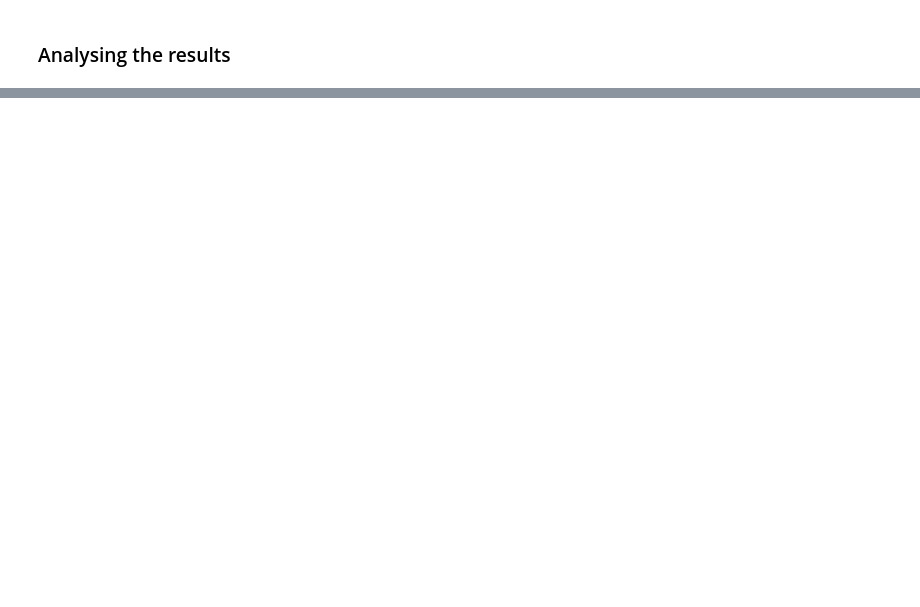
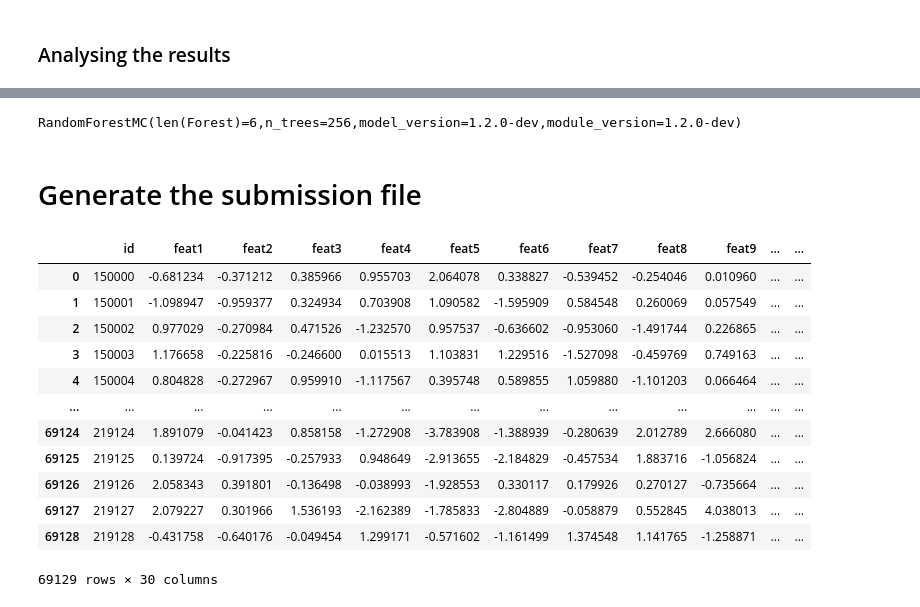
Before and after one commit to ysraell/random-forest-mc-utils, a Jupyter notebook: credit-card-fraud-prediction/tunning.ipynb, the cells around one changed output, grey strips where cells are left out. Cells and saved outputs as stored; diff of their text form; code cells hidden in the pictures; blank space fills up the shorter version.

```diff
--- a/credit-card-fraud-prediction/tunning.ipynb
+++ b/credit-card-fraud-prediction/tunning.ipynb
@@ -1239,0 +1312,25 @@ df_trees.sort_values(by='Miss Rate').head(10)
+# %%
+cls
+# %% [output]
+RandomForestMC(len(Forest)=6,n_trees=256,model_version=1.2.0-dev,module_version=1.2.0-dev)
+# %% [markdown]
+# Generate the submission file
+# %%
+df_test = pd.read_csv(f'{dataset_path}/test.csv')
+df_test = df_test.drop(columns='Time')
+df_test['Transaction_Amount'] = (df_test['Transaction_Amount'] * 100).astype(np.uint32)
+df_test
+# %% [output]
+|  | id | feat1 | feat2 | feat3 | feat4 | feat5 | feat6 | feat7 | feat8 | feat9 | ... | ... |
+| 0 | 150000 | -0.681234 | -0.371212 | 0.385966 | 0.955703 | 2.064078 | 0.338827 | -0.539452 | -0.254046 | 0.010960 | ... | ... |
+| 1 | 150001 | -1.098947 | -0.959377 | 0.324934 | 0.703908 | 1.090582 | -1.595909 | 0.584548 | 0.260069 | 0.057549 | ... | ... |
+| 2 | 150002 | 0.977029 | -0.270984 | 0.471526 | -1.232570 | 0.957537 | -0.636602 | -0.953060 | -1.491744 | 0.226865 | ... | ... |
+| 3 | 150003 | 1.176658 | -0.225816 | -0.246600 | 0.015513 | 1.103831 | 1.229516 | -1.527098 | -0.459769 | 0.749163 | ... | ... |
+| 4 | 150004 | 0.804828 | -0.272967 | 0.959910 | -1.117567 | 0.395748 | 0.589855 | 1.059880 | -1.101203 | 0.066464 | ... | ... |
+| ... | ... | ... | ... | ... | ... | ... | ... | ... | ... | ... | ... | ... |
+| 69124 | 219124 | 1.891079 | -0.041423 | 0.858158 | -1.272908 | -3.783908 | -1.388939 | -0.280639 | 2.012789 | 2.666080 | ... | ... |
+| 69125 | 219125 | 0.139724 | -0.917395 | -0.257933 | 0.948649 | -2.913655 | -2.184829 | -0.457534 | 1.883716 | -1.056824 | ... | ... |
+| 69126 | 219126 | 2.058343 | 0.391801 | -0.136498 | -0.038993 | -1.928553 | 0.330117 | 0.179926 | 0.270127 | -0.735664 | ... | ... |
+| 69127 | 219127 | 2.079227 | 0.301966 | 1.536193 | -2.162389 | -1.785833 | -2.804889 | -0.058879 | 0.552845 | 4.038013 | ... | ... |
+| 69128 | 219128 | -0.431758 | -0.640176 | -0.049454 | 1.299171 | -0.571602 | -1.161499 | 1.374548 | 1.141765 | -1.258871 | ... | ... |
+69129 rows × 30 columns
```
Also changed, not shown: parts of 19 cells of this notebook.
